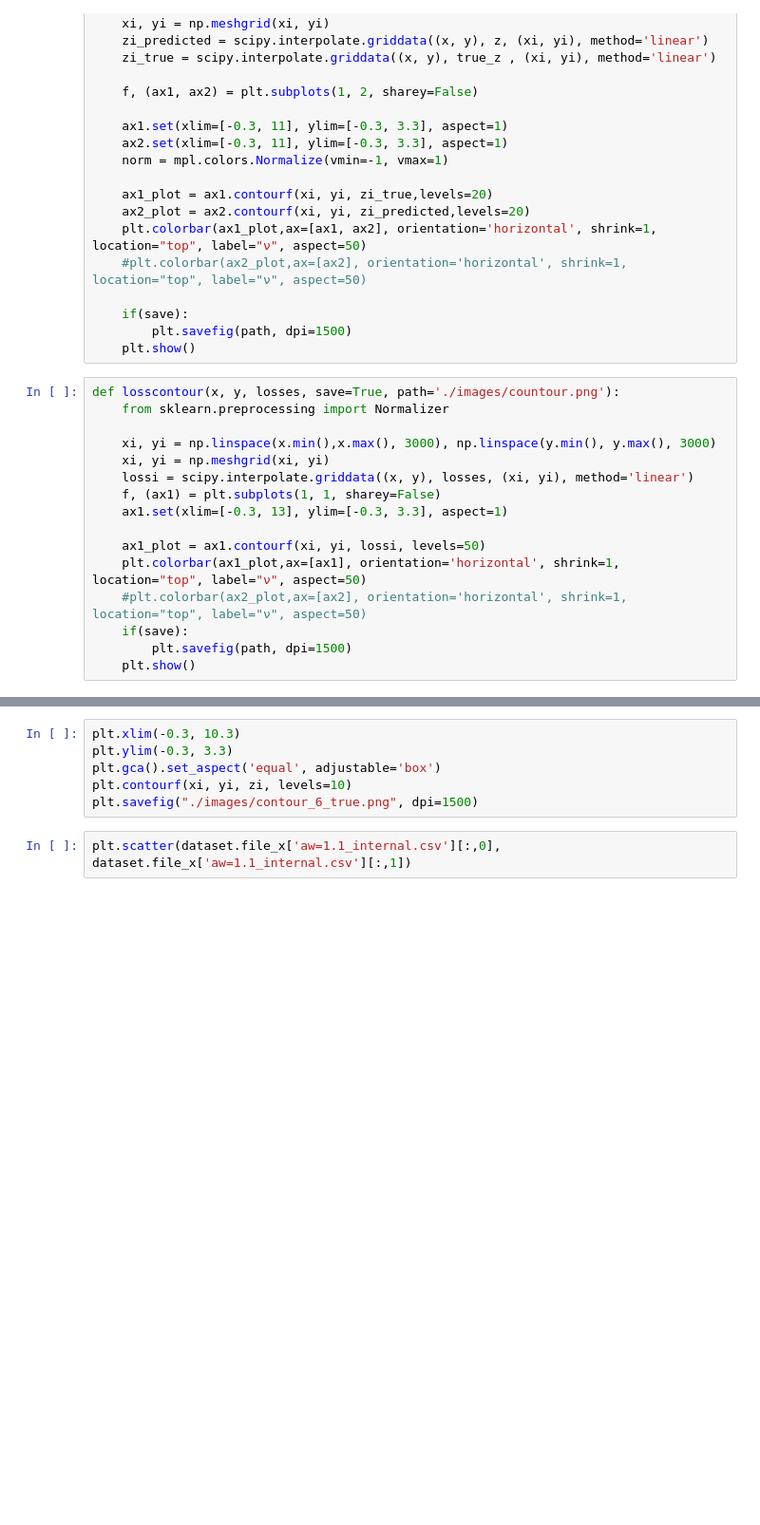
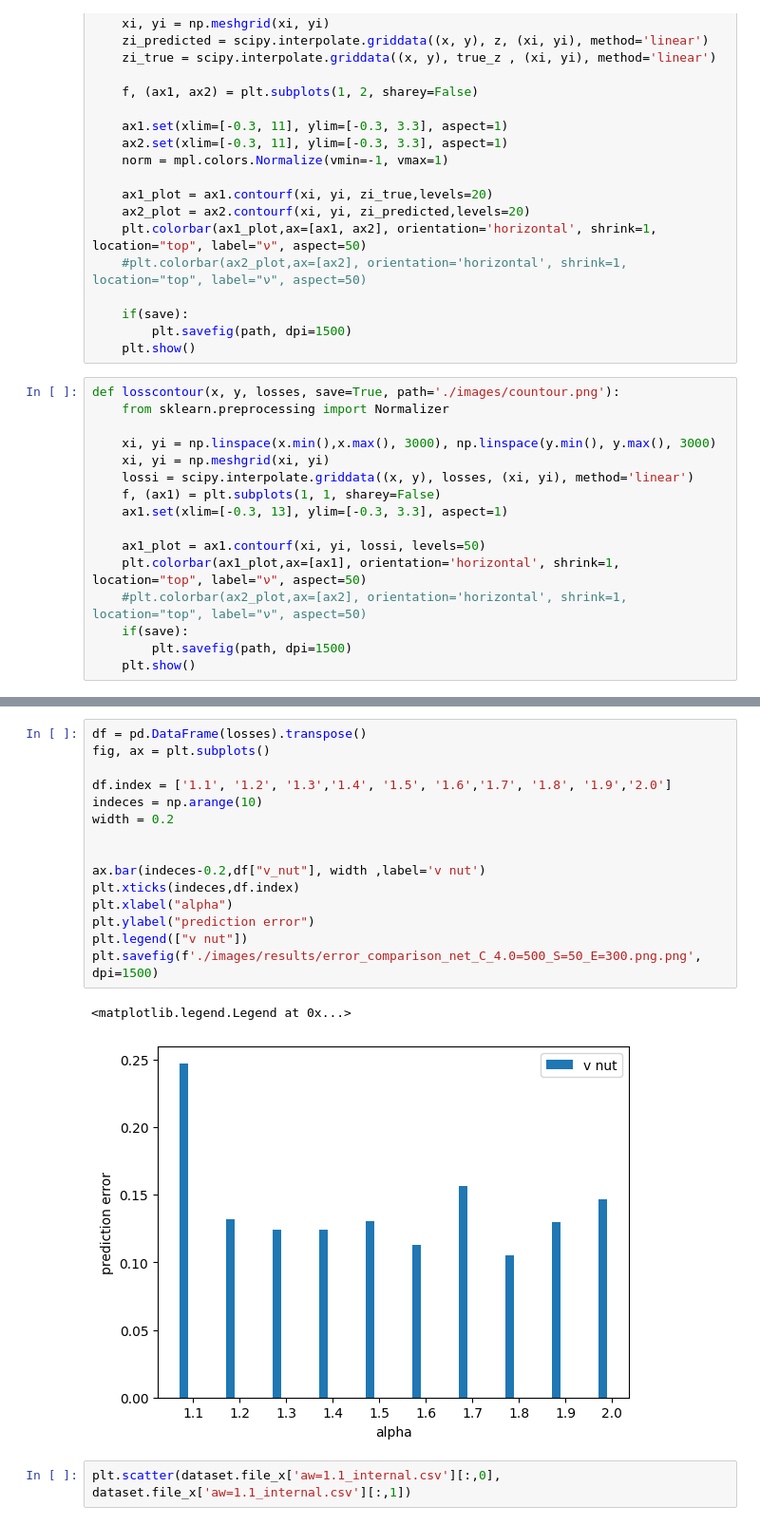
Before and after one commit to pietro99/RANS-project, a Jupyter notebook: viz.ipynb, the cells around one changed output, grey strips where cells are left out. Shown at 95% size. Drawn from its saved outputs; the diff is of its cells as text; blank space fills up the shorter version.

```diff
--- a/viz.ipynb
+++ b/viz.ipynb
@@ -128,9 +187,21 @@ losscontour(x,y, losses3, path='./images/contours_LOSS/contour_all_2.0_300_loss3
 # %%
-plt.xlim(-0.3, 10.3)
-plt.ylim(-0.3, 3.3)
-plt.gca().set_aspect('equal', adjustable='box')
-plt.contourf(xi, yi, zi, levels=10)
-plt.savefig("./images/contour_6_true.png", dpi=1500)
+df = pd.DataFrame(losses).transpose()
+fig, ax = plt.subplots()
+
+df.index = ['1.1', '1.2', '1.3','1.4', '1.5', '1.6','1.7', '1.8', '1.9','2.0']
+indeces = np.arange(10)
+width = 0.2
+
+
+ax.bar(indeces-0.2,df["v_nut"], width ,label='v nut')
+plt.xticks(indeces,df.index)
+plt.xlabel("alpha")
+plt.ylabel("prediction error")
+plt.legend(["v nut"])
+plt.savefig(f'./images/results/error_comparison_net_C_4.0=500_S=50_E=300.png.png', dpi=1500)
+# %% [output]
+<matplotlib.legend.Legend at 0x...>
+[figure, added]
 # %%
 plt.scatter(dataset.file_x['aw=1.1_internal.csv'][:,0], dataset.file_x['aw=1.1_internal.csv'][:,1])
 # %%
```
Also changed, not shown: parts of 9 cells of this notebook, 8 other files.
